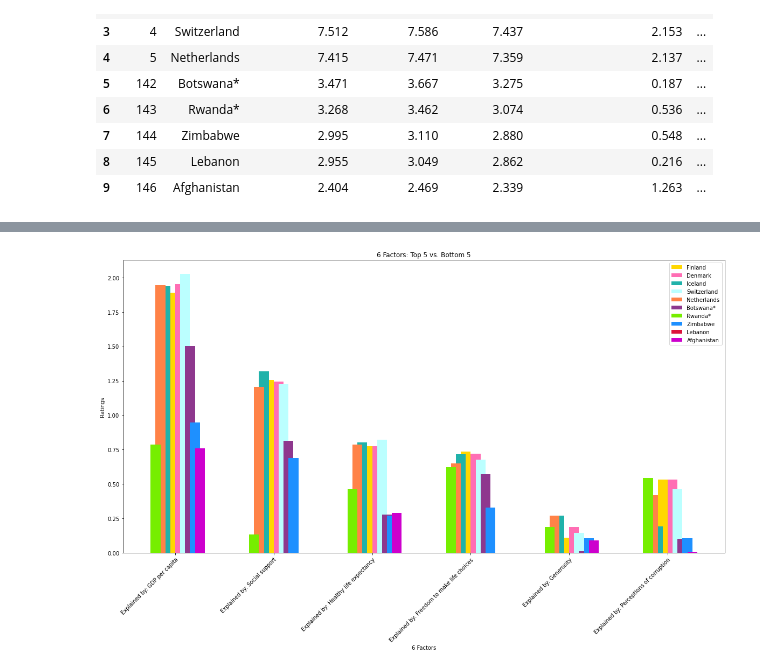
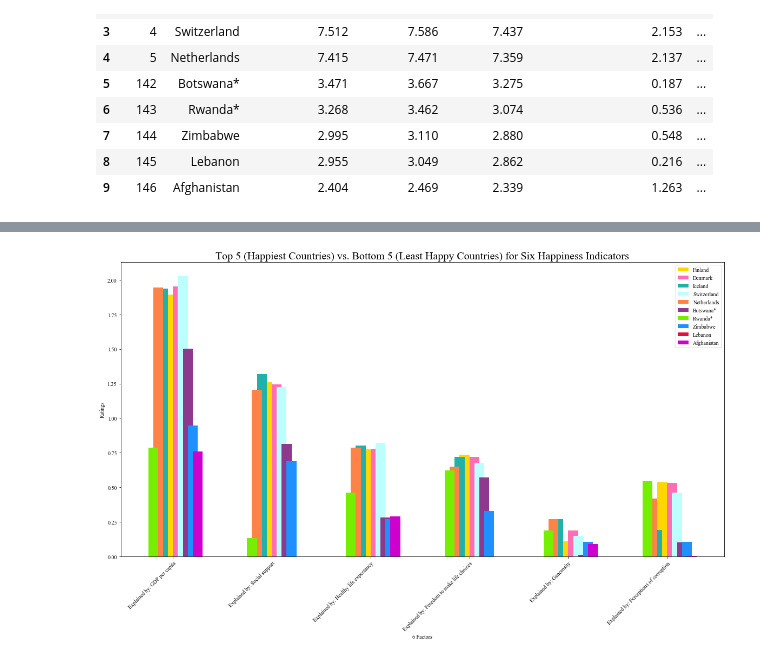
Before and after one commit to CBPher24/Exploring-World-Happiness, a Jupyter notebook: MainWork/Compound_BarPlot.ipynb, the cells around one changed output, grey strips where cells are left out. Drawn from its saved outputs; the diff is of its cells as text; code cells hidden in the pictures.

```diff
--- a/MainWork/Compound_BarPlot.ipynb
+++ b/MainWork/Compound_BarPlot.ipynb
@@ -36,10 +36,11 @@ y5 = got_bars["Explained by: Generosity"]
 y6 = got_bars["Explained by: Perceptions of corruption"]
 # %%
 plt.figure(figsize=(20,10))
+plt.rcParams["font.family"] = "Times New Roman"
 plt.xticks(x_axis, got_bars["Country"])
 plt.xlabel("Countries")
 plt.ylabel("Ratings")
-plt.title("6 Factors: Top 5 vs. Bottom 5")
+plt.title("For 6 Happiness Indicators: Top 5 (Happiest Countries) vs. Bottom 5 (Least Happy Countries)")
 
 b1 = plt.bar(x_axis - 0.1, y1, 0.2, color = "#FFD700")
 b2 = plt.bar(x_axis + 0.1, y2, 0.2, color = "#FF6EB4")
@@ -53,5 +54,6 @@ plt.axvline(4.5, 0, 1, linewidth=3, linestyle="--", color="#FF0000")
 plt.legend((b1, b2, b3, b4, b5, b6),
            ("GDP","Social Support","Life Expectancy","Freedom of Choice","Generosity","Perception of Corruption"))
 
+plt.tight_layout()
 plt.show()
 # %% [output]
@@ -80,29 +82,30 @@ y9 = got_bars_e["Lebanon"]
 y10 = got_bars_e["Afghanistan"]
 # %%
 plt.figure(figsize=(20,10))
+plt.rcParams["font.family"] = "Times New Roman"
 plt.xticks(x_axis, x_vals, rotation = 45, ha="right", rotation_mode="anchor")
 plt.xlabel("6 Factors")
 plt.ylabel("Ratings")
-plt.title("6 Factors: Top 5 vs. Bottom 5")
-
+plt.title("Top 5 (Happiest Countries) vs. Bottom 5 (Least Happy Countries) for Six Happiness Indicators",
+          fontsize = 20)
 
 b1 = plt.bar(x_axis - 0.05, y1, 0.1, color = "#FFD700")
 b2 = plt.bar(x_axis + 0.05, y2, 0.1, color = "#FF6EB4")
 b3 = plt.bar(x_axis - 0.1, y3, 0.1, color = "#20B2AA")
 b4 = plt.bar(x_axis + 0.1, y4, 0.1, color = "#BBFFFF")
 b5 = plt.bar(x_axis - 0.15, y5, 0.1, color = "#FF8247")
 b6 = plt.bar(x_axis + 0.15, y6, 0.1, color = "#8E388E")
 b7 = plt.bar(x_axis - 0.2, y7, 0.1, color = "#76EE00")
 b8 = plt.bar(x_axis + 0.2, y8, 0.1, color = "#1E90FF")
 b9 = plt.bar(x_axis - 0.25, y9, 0., color = "#DC143C")
 b10 = plt.bar(x_axis + 0.25, y10, 0.1, color = "#CD00CD")
 
 #plt.axvline(4.5, 0, 1, linewidth=3, linestyle="--", color="#FF0000")
 
 plt.legend((b1, b2, b3, b4, b5, b6, b7, b8, b9, b10),
            ("Finland","Denmark","Iceland","Switzerland","Netherlands","Botswana*", "Rwanda*", "Zimbabwe",
             "Lebanon", "Afghanistan"))
 
 plt.show()
 # %% [output]
-[figure, old version]
+[figure, new version]
```
Also changed, not shown: parts of 1 cell of this notebook, 11 other files.
